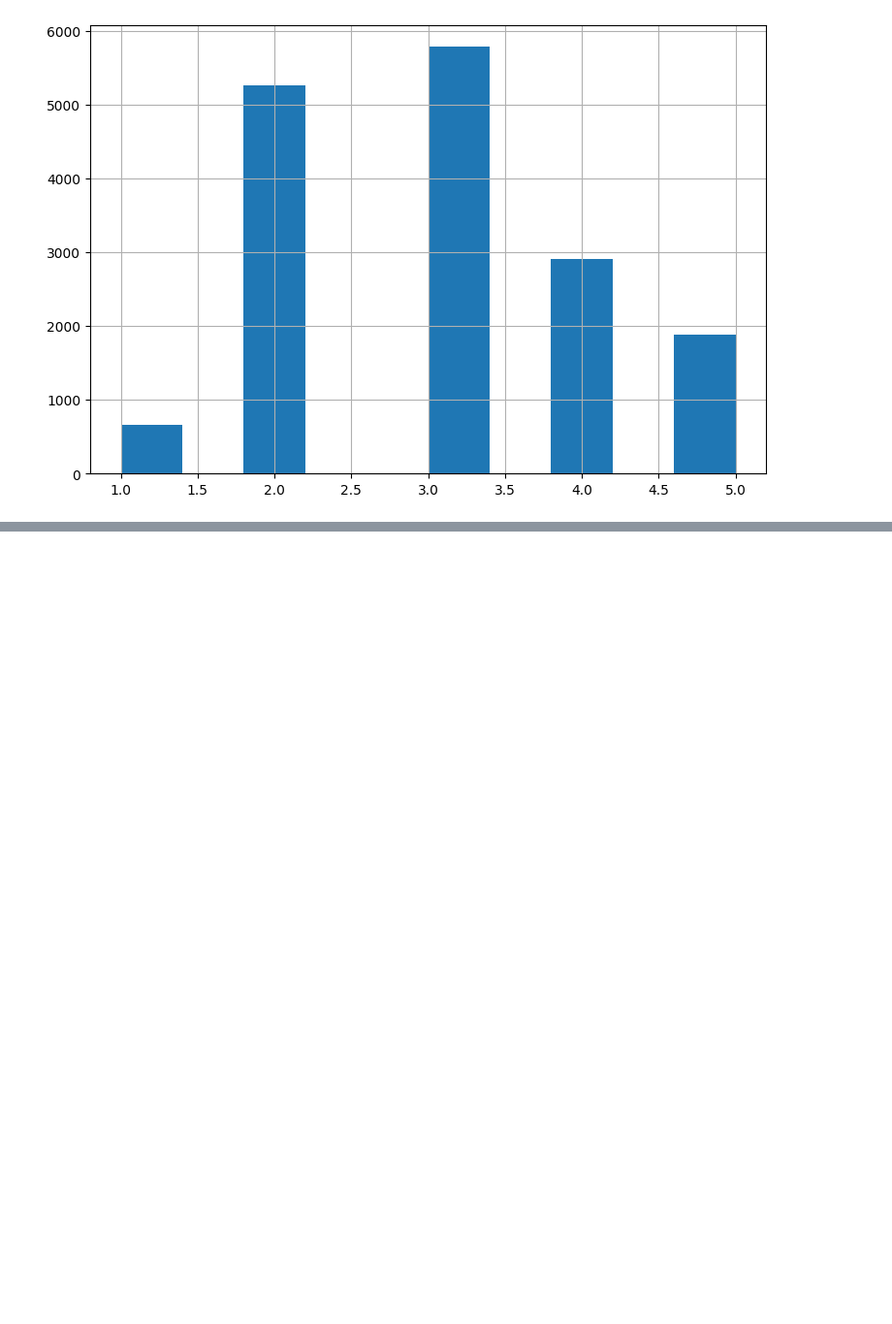
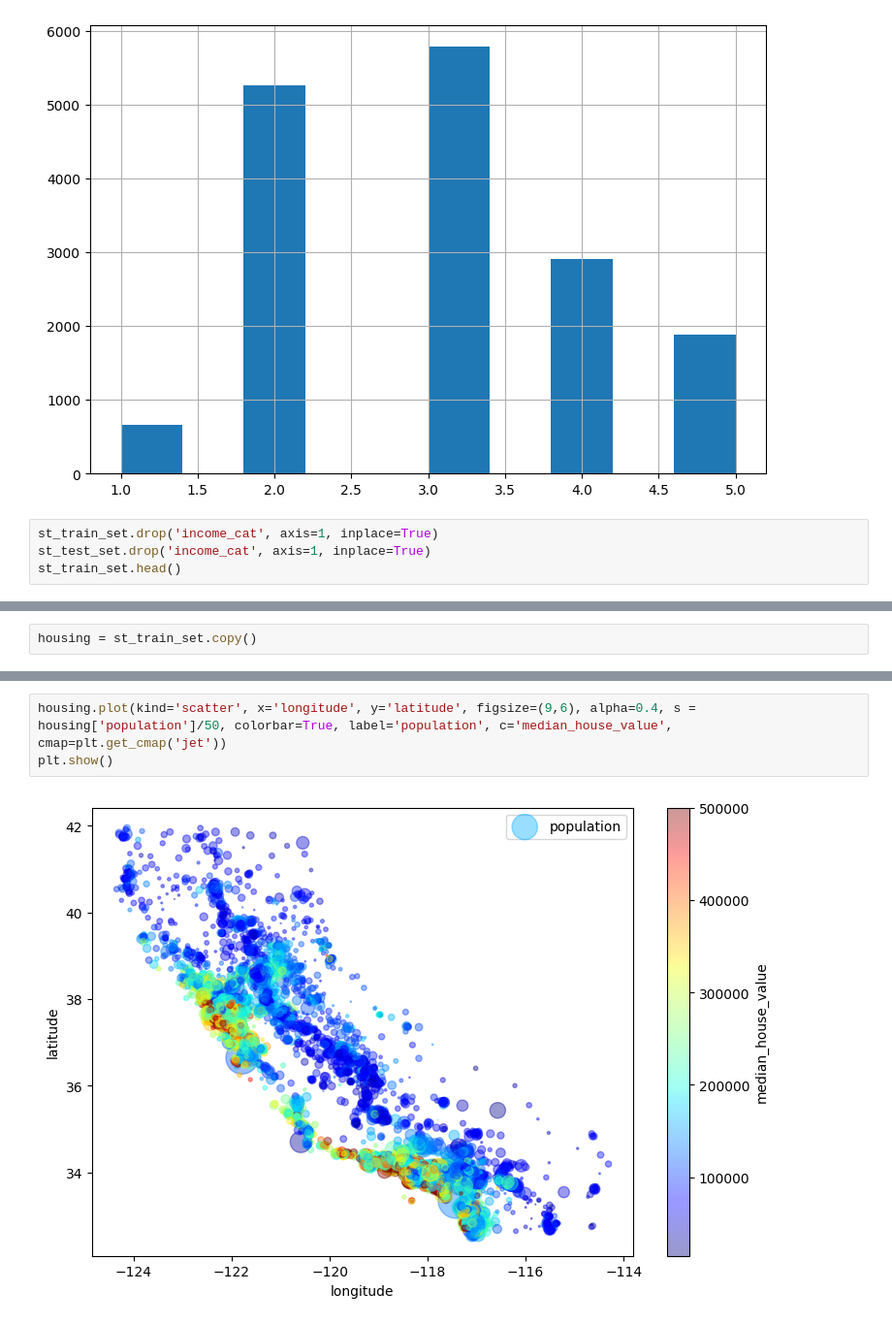
Before and after one commit to alishermutalov/ML-learning, a Jupyter notebook: First_ML_Project.ipynb, the cells around one changed output, grey strips where cells are left out. Shown at 97% size. Cells and saved outputs as stored; diff of their text form; blank space fills up the shorter version.

```diff
--- a/First_ML_Project.ipynb
+++ b/First_ML_Project.ipynb
@@ -77,3 +77,7 @@ st_train_set['income_cat'].hist(figsize=(9,6))
 plt.show()
 # %% [output]
 [figure]
+# %%
+st_train_set.drop('income_cat', axis=1, inplace=True)
+st_test_set.drop('income_cat', axis=1, inplace=True)
+st_train_set.head()
@@ -79,0 +91,2 @@ plt.show()
+# %%
+housing = st_train_set.copy()
@@ -79,0 +109,5 @@ plt.show()
+# %%
+housing.plot(kind='scatter', x='longitude', y='latitude', figsize=(9,6), alpha=0.4, s = housing['population']/50, colorbar=True, label='population', c='median_house_value', cmap=plt.get_cmap('jet'))
+plt.show()
+# %% [output]
+[figure, added]
```
Also changed, not shown: parts of 16 cells of this notebook.
